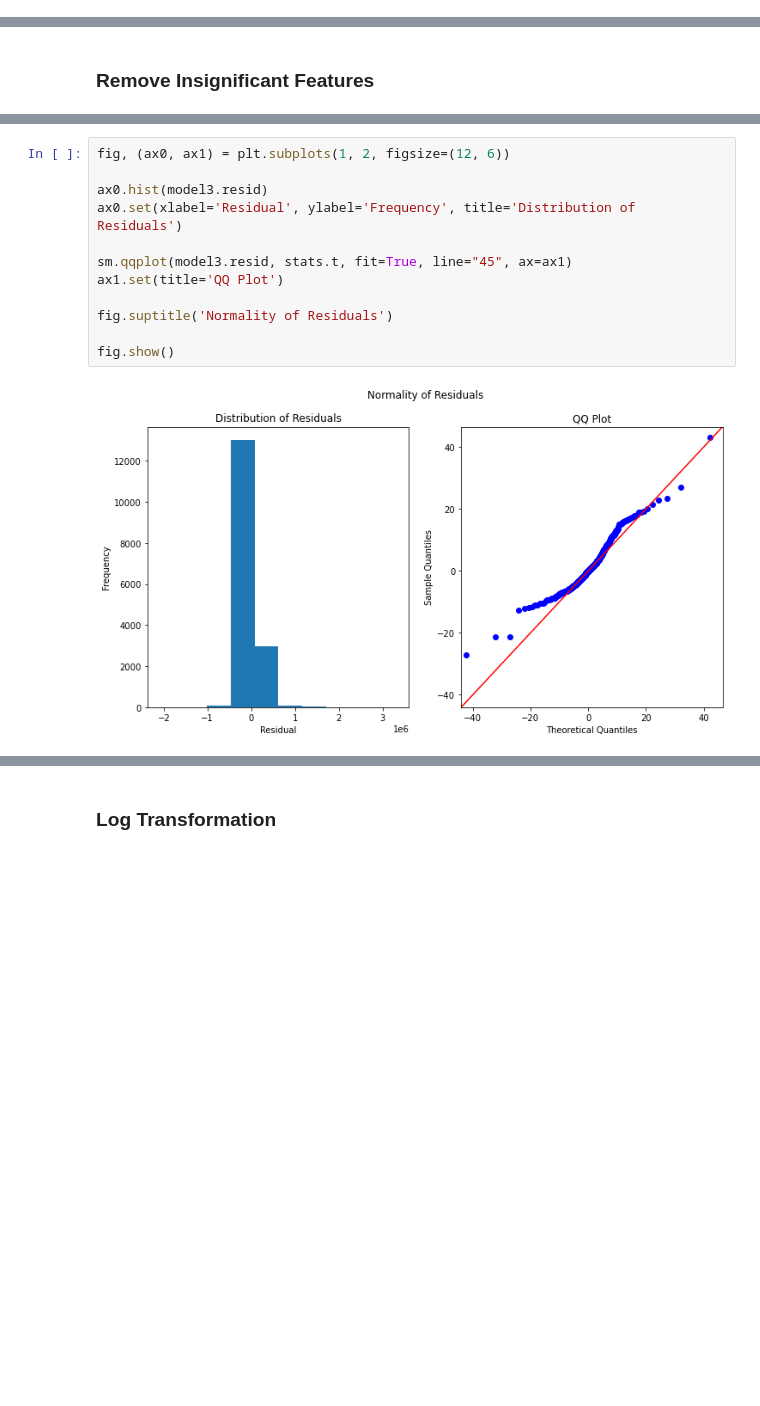
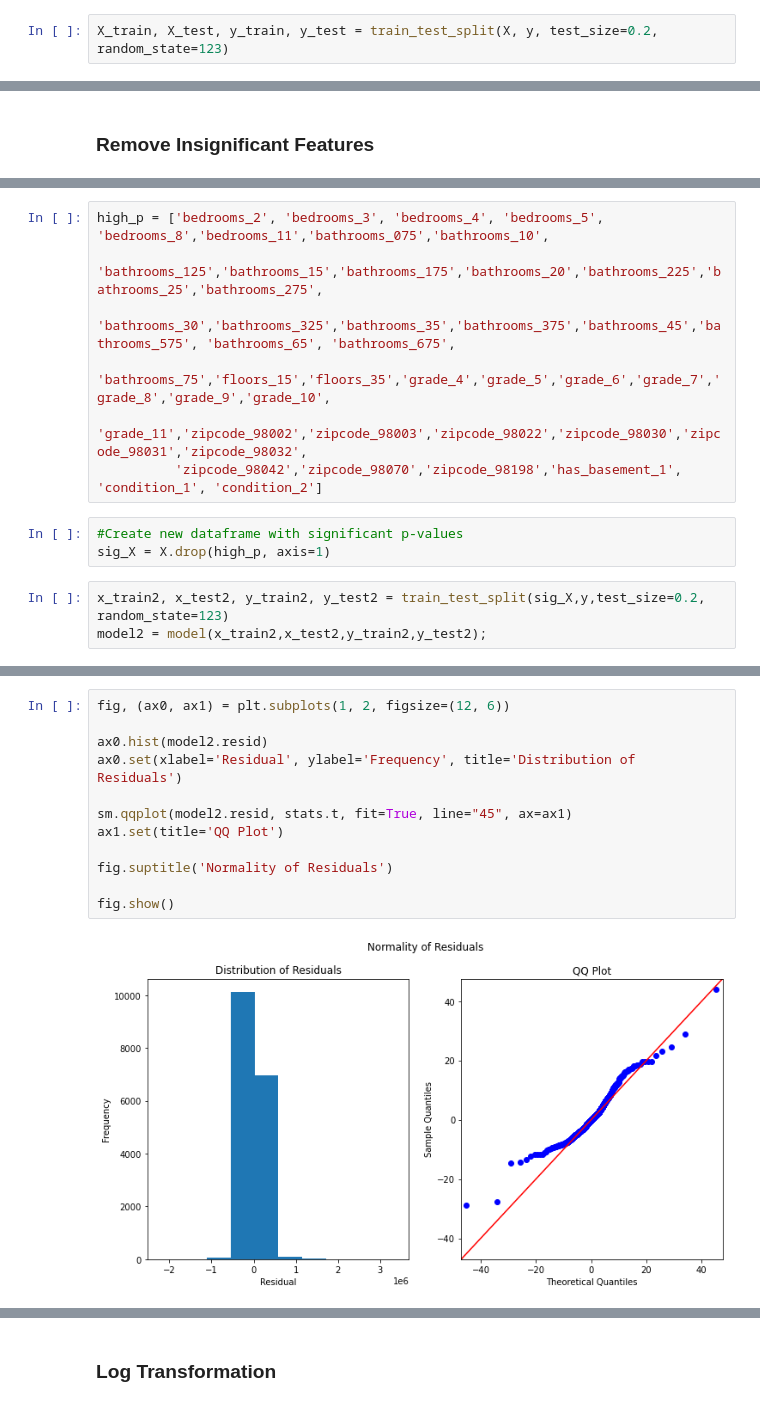
Before and after one commit to meljoy1099/re-analysis-p2, a Jupyter notebook: student.ipynb, the cells around one changed output, grey strips where cells are left out. Cells and saved outputs as stored; diff of their text form; blank space fills up the shorter version.

```diff
--- a/student.ipynb
+++ b/student.ipynb
@@ -497,0 +450,2 @@ strong multicollinearity problems or that the design matrix is singular.
+# %%
+X_train, X_test, y_train, y_test = train_test_split(X, y, test_size=0.2, random_state=123)
@@ -641,0 +526,13 @@ strong multicollinearity problems or that the design matrix is singular.
+# %%
+high_p = ['bedrooms_2', 'bedrooms_3', 'bedrooms_4', 'bedrooms_5', 'bedrooms_8','bedrooms_11','bathrooms_075','bathrooms_10',
+          'bathrooms_125','bathrooms_15','bathrooms_175','bathrooms_20','bathrooms_225','bathrooms_25','bathrooms_275',
+          'bathrooms_30','bathrooms_325','bathrooms_35','bathrooms_375','bathrooms_45','bathrooms_575', 'bathrooms_65', 'bathrooms_675',
+          'bathrooms_75','floors_15','floors_35','grade_4','grade_5','grade_6','grade_7','grade_8','grade_9','grade_10',
+          'grade_11','zipcode_98002','zipcode_98003','zipcode_98022','zipcode_98030','zipcode_98031','zipcode_98032',
+          'zipcode_98042','zipcode_98070','zipcode_98198','has_basement_1', 'condition_1', 'condition_2']
+# %%
+#Create new dataframe with significant p-values
+sig_X = X.drop(high_p, axis=1)
+# %%
+x_train2, x_test2, y_train2, y_test2 = train_test_split(sig_X,y,test_size=0.2, random_state=123)
+model2 = model(x_train2,x_test2,y_train2,y_test2);
@@ -642,14 +580,14 @@ strong multicollinearity problems or that the design matrix is singular.
 # %%
 fig, (ax0, ax1) = plt.subplots(1, 2, figsize=(12, 6))
 
-ax0.hist(model3.resid)
+ax0.hist(model2.resid)
 ax0.set(xlabel='Residual', ylabel='Frequency', title='Distribution of Residuals')
 
-sm.qqplot(model3.resid, stats.t, fit=True, line="45", ax=ax1)
+sm.qqplot(model2.resid, stats.t, fit=True, line="45", ax=ax1)
 ax1.set(title='QQ Plot')
 
 fig.suptitle('Normality of Residuals')
 
 fig.show()
 # %% [output]
-[figure, old version]
+[figure, new version]
```
Also changed, not shown: parts of 58 cells of this notebook.
